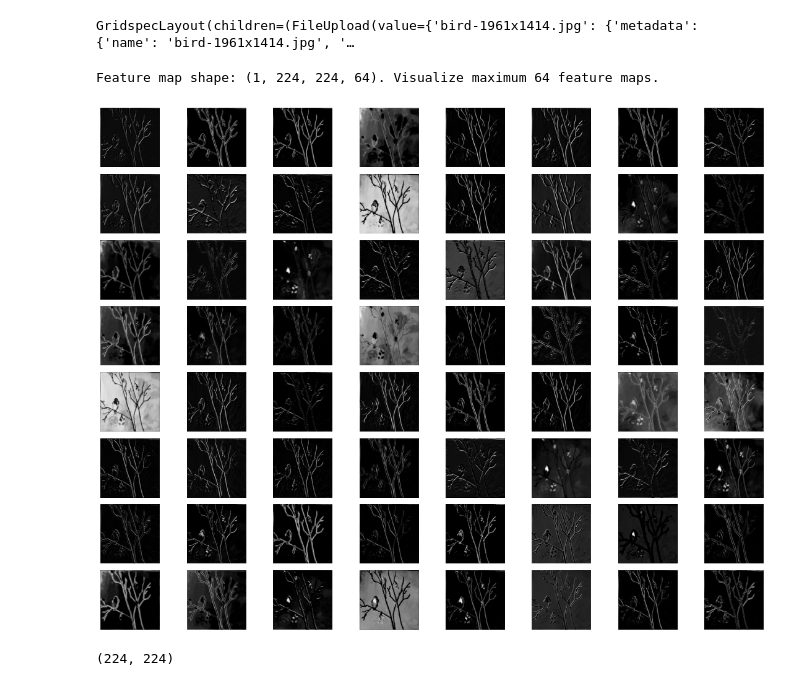
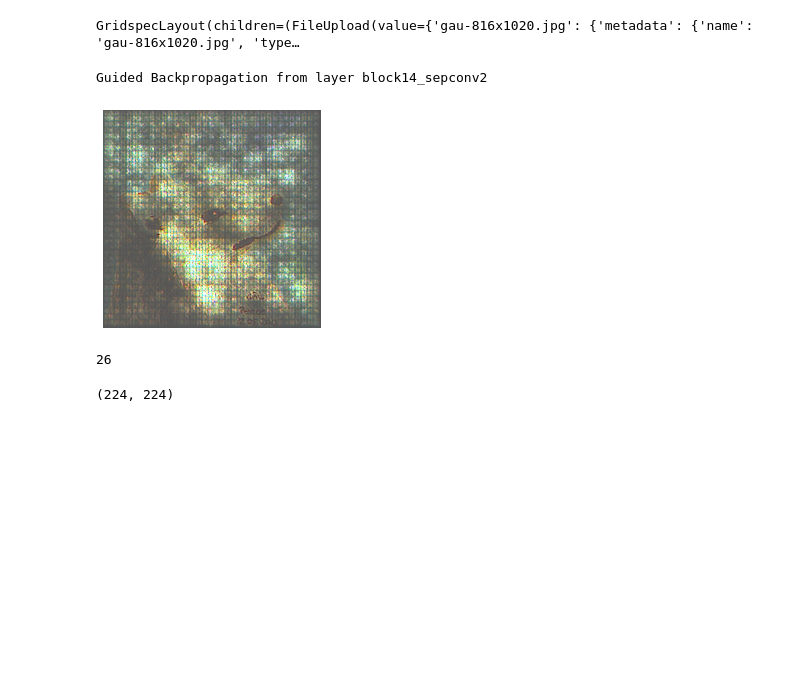
Before and after one commit to hnguyentt/cnn-visualization-keras-tf2, a Jupyter notebook: visualization.ipynb, the cells around one changed output. Saved outputs shown, nothing was run; the diff lists cells and outputs as text; code cells hidden in the pictures; blank space fills up the shorter version.

Commit message:
Finish Guided backprop

```diff
--- a/visualization.ipynb
+++ b/visualization.ipynb
@@ -24,7 +25,7 @@ def create_expanded_button(description, button_style):
 
 model_ls = ["--Select"] + list(model_dicts.keys())
 layer_ls = ["--Select"]
-method_ls = ["--Select","Filter vis", "Feature map vis", "DeConvnet","Guided Backprop"]
+method_ls = ["--Select","Filter vis", "Feature map vis","Guided Backprop"]
 class_ls = ["--Select"]
 
 uploader = widgets.FileUpload()
@@ -59,8 +60,8 @@ grid[7,:9] = vis_but
 grid[8,:9] = widgets.HTML('<hr style="height:2px;border-width:0;color:gray;background-color:gray"><font color="gray" face="sans-serif"><center><h4>Explanation</h4></center>')
 grid[9,:9] = explain_but
 grid[11,:9] = classes
-grid[12,:9] = widgets.HTML('<hr style="height:2px;border-width:0;color:gray;background-color:gray"><font color="gray" face="sans-serif"><center><h4>Deep Dream</h4></center>')
-grid[13,:9] = deep_dream_but
+grid[13,:9] = widgets.HTML('<hr style="height:2px;border-width:0;color:gray;background-color:gray"><font color="gray" face="sans-serif"><center><h4>Deep Dream</h4></center>')
+grid[14,:9] = deep_dream_but
 grid[4:12,10:] = deco
 grid[14,10:] = widgets.HTML('<font color="gray" face="sans-serif"><center><h4>Lang Co, Hue, Vietnam</h4></center>')
 display(grid)
@@ -90,36 +91,48 @@ def vis_button(sender):
     model_name = models.value
     model = create_model(model_name)
     layer_name = layers.value
     assert methods.value in method_ls, "Method must be in {}".format(method_ls)
     if methods.value == "Filter vis":
         filters = extract_filter(model=model,layer_name=layer_name)
         print("Visualize filters {} of {}".format(layer_name, model_name))
         print("Filter shape: {}".format(filters.shape))
         print("Visualize 3 first channels of max 6 first filters:")
         vis_filter(filters)
     else:
         for _, file_info in uploader.value.items():
             image = Image.open(io.BytesIO(file_info['content']))
 
         img = np.array(image)
         target_size = (model.input.shape[1], model.input.shape[2])
         preprocess_input = getattr(getattr(tf.keras.applications,model_dicts[model_name]),"preprocess_input")
         img = cv2.resize(img,target_size)
         processed_img = preprocess_input(img)
 
         if methods.value == "Feature map vis":
             feature_extract = FeaturesExtraction(model,layer_name)
             feature_maps = feature_extract.extract_features(np.expand_dims(processed_img,axis=0))
             print("Feature map shape: {}. Visualize maximum 64 feature maps.".format(feature_maps.shape))
             vis_feature_map(feature_maps)
+        if methods.value == "Guided Backprop":
+            guidedBP = GuidedBackprop(model=model,layerName=layer_name)
+            gb_cam = guidedBP.guided_backprop(np.expand_dims(img,axis=0),target_size)
+            gb_im = deprocess_image(gb_cam)
+            gb_im = cv2.cvtColor(gb_im, cv2.COLOR_BGR2RGB)
+            print("Guided Backpropagation from layer {}".format(layer_name))
+            plt.imshow(gb_im)
+            plt.axis("off")
 
 show_but.on_click(show_button)
 models.observe(on_change_model)
 vis_but.on_click(vis_button)
 # %% [output]
-GridspecLayout(children=(FileUpload(value={'bird-1961x1414.jpg': {'metadata': {'name': 'bird-1961x1414.jpg', '…
+GridspecLayout(children=(FileUpload(value={'gau-816x1020.jpg': {'metadata': {'name': 'gau-816x1020.jpg', 'type…
-Feature map shape: (1, 224, 224, 64). Visualize maximum 64 feature maps.
+Guided Backpropagation from layer block14_sepconv2
-[figure, old version]
+[figure, new version]
+# %%
+len(model_dicts)
+# %% [output]
+26
 # %%
 im = cv2.imread("images/lapan.jpg")
 # %%
```
Also changed, not shown: parts of 9 cells of this notebook.
